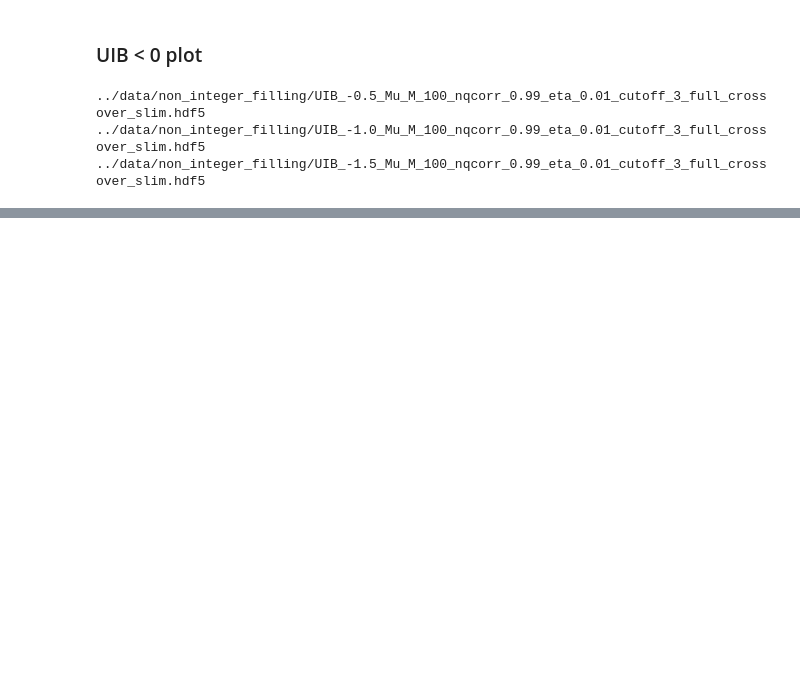
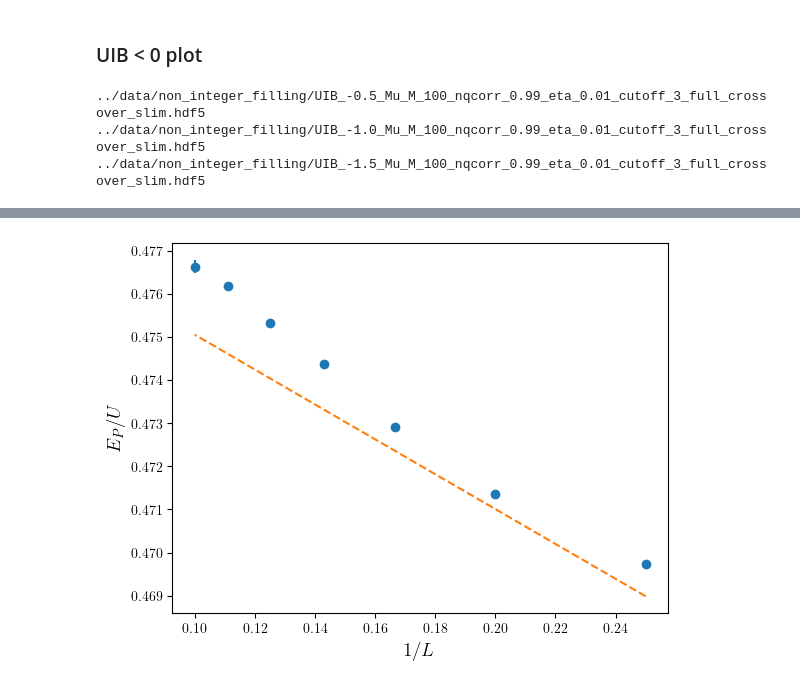
Before and after one commit to ragheedalhyder/BoseHubbard, a Jupyter notebook: src/Spectral_Density_vs_dJU_fixed_density_SCT_nonInteger.ipynb, the cells around one changed output, grey strips where cells are left out. Saved outputs shown, nothing was run; the diff lists cells and outputs as text; code cells hidden in the pictures; blank space fills up the shorter version.

```diff
--- a/src/Spectral_Density_vs_dJU_fixed_density_SCT_nonInteger.ipynb
+++ b/src/Spectral_Density_vs_dJU_fixed_density_SCT_nonInteger.ipynb
@@ -1083,0 +1475,34 @@ fig.savefig(filename, dpi=300, bbox_inches='tight')
+# %%
+import pandas as pd
+import matplotlib.pyplot as plt
+
+# Read the CSV file
+df = pd.read_csv('extrapolation_examples.csv')
+
+
+xaxis =  1/ df['L']
+xaxis1 = xaxis[0:7]
+t = df['t']
+yaxis3= df['E_p']
+yaxis3_err = df['E_p_err']
+yaxis3 = yaxis3[0:7]
+yaxis3_err = yaxis3_err[0:7]
+
+
+yaxis = df['E_fit'] + df['factor'] / df['L']
+yaxis_error = df['E_fit_err'] + df['factor_err'] / df['L']
+yaxis1 = yaxis[0:7]
+
+yaxis_error1 = yaxis_error[0:7]
+
+fig, ax = plt.subplots()
+ax.errorbar(xaxis1, yaxis3, yerr=yaxis3_err, fmt='o')
+ax.plot(xaxis1, yaxis1, linestyle = '--')
+
+
+ax.set_xlabel(r'$1/L$', fontsize=14)
+ax.set_ylabel(r'$E_P/U$', fontsize=14)
+
+plt.show()
+# %% [output]
+[figure, added]
```
Also changed, not shown: parts of 16 cells of this notebook, 23 other files.
